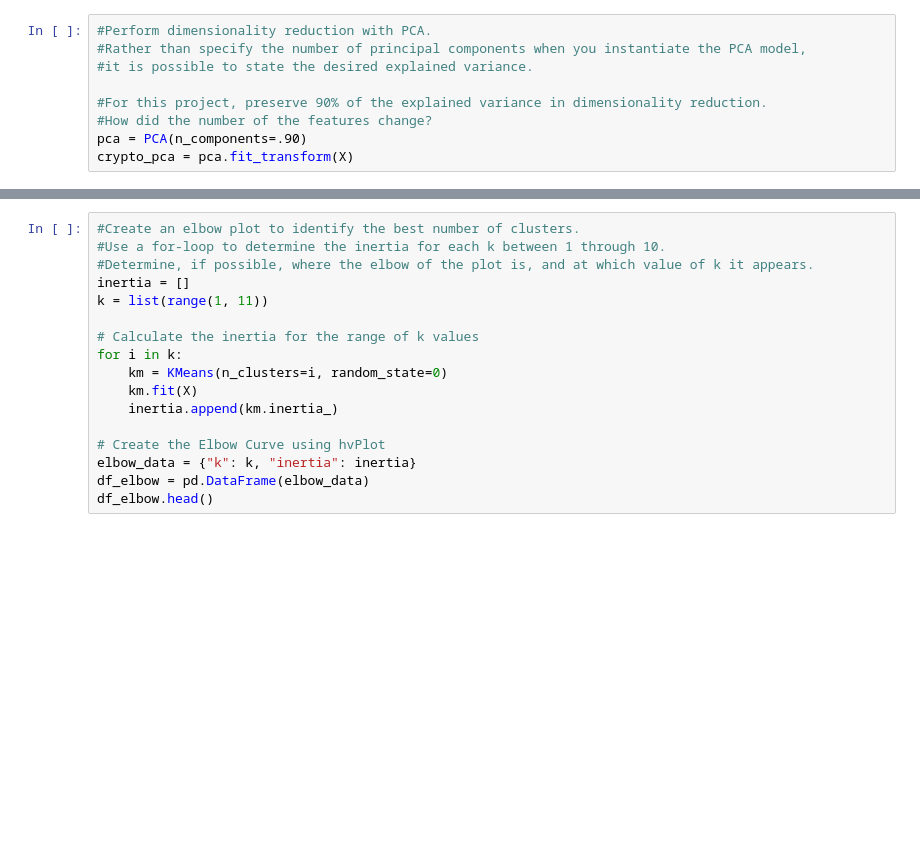
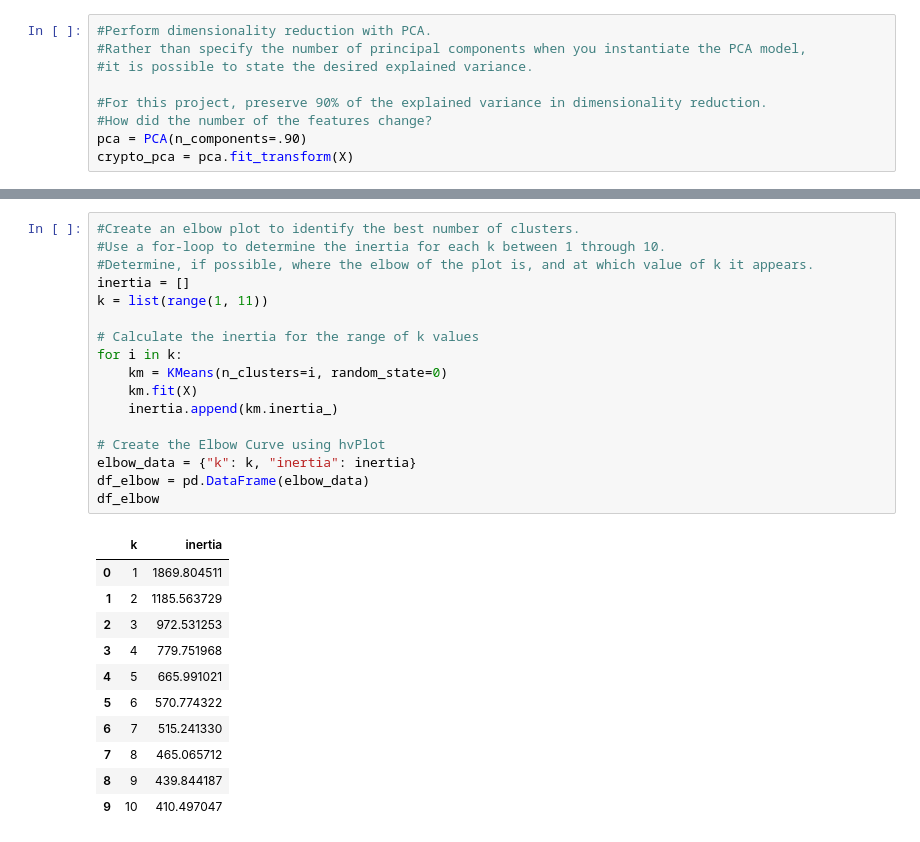
Before and after one commit to mandie021/Cryptocurrency_Clusters, a Jupyter notebook: cryptocurrency_clusters.ipynb, the cells around one changed output, grey strips where cells are left out. Saved outputs shown, nothing was run; the diff lists cells and outputs as text; blank space fills up the shorter version.

```diff
--- a/cryptocurrency_clusters.ipynb
+++ b/cryptocurrency_clusters.ipynb
@@ -232,20 +242,32 @@ plt.show()
 # %%
 #Create an elbow plot to identify the best number of clusters.
 #Use a for-loop to determine the inertia for each k between 1 through 10.
 #Determine, if possible, where the elbow of the plot is, and at which value of k it appears.
 inertia = []
 k = list(range(1, 11))
 
 # Calculate the inertia for the range of k values
 for i in k:
     km = KMeans(n_clusters=i, random_state=0)
     km.fit(X)
     inertia.append(km.inertia_)
 
 # Create the Elbow Curve using hvPlot
 elbow_data = {"k": k, "inertia": inertia}
 df_elbow = pd.DataFrame(elbow_data)
-df_elbow.head()
+df_elbow
+# %% [output]
+|  | k | inertia |
+| 0 | 1 | 1869.804511 |
+| 1 | 2 | 1185.563729 |
+| 2 | 3 | 972.531253 |
+| 3 | 4 | 779.751968 |
+| 4 | 5 | 665.991021 |
+| 5 | 6 | 570.774322 |
+| 6 | 7 | 515.241330 |
+| 7 | 8 | 465.065712 |
+| 8 | 9 | 439.844187 |
+| 9 | 10 | 410.497047 |
 # %%
 # Plot the elbow curve to find the best candidate(s) for k
 plt.plot(df_elbow['k'], df_elbow['inertia'])
```
Also changed, not shown: parts of 11 cells of this notebook.
